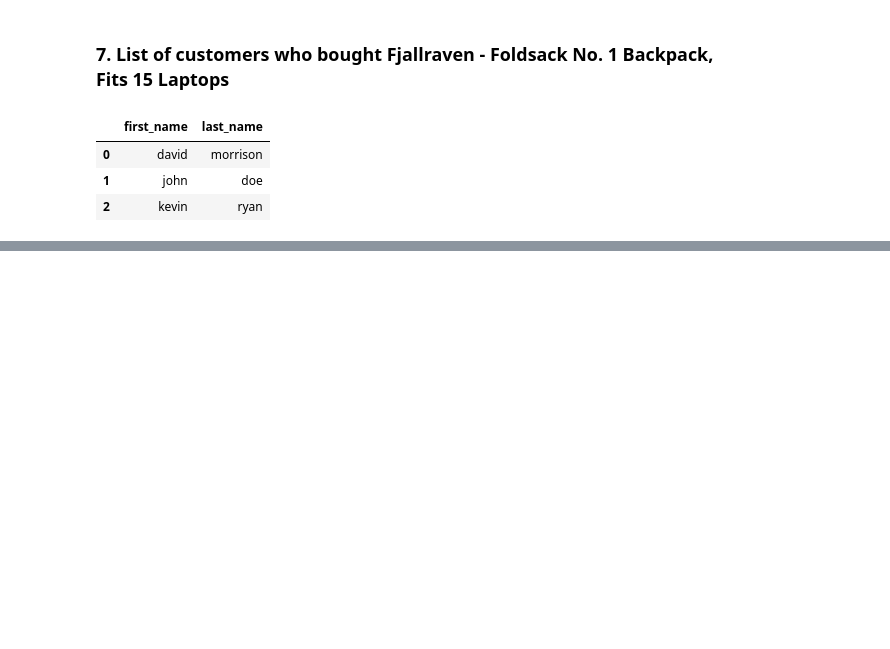
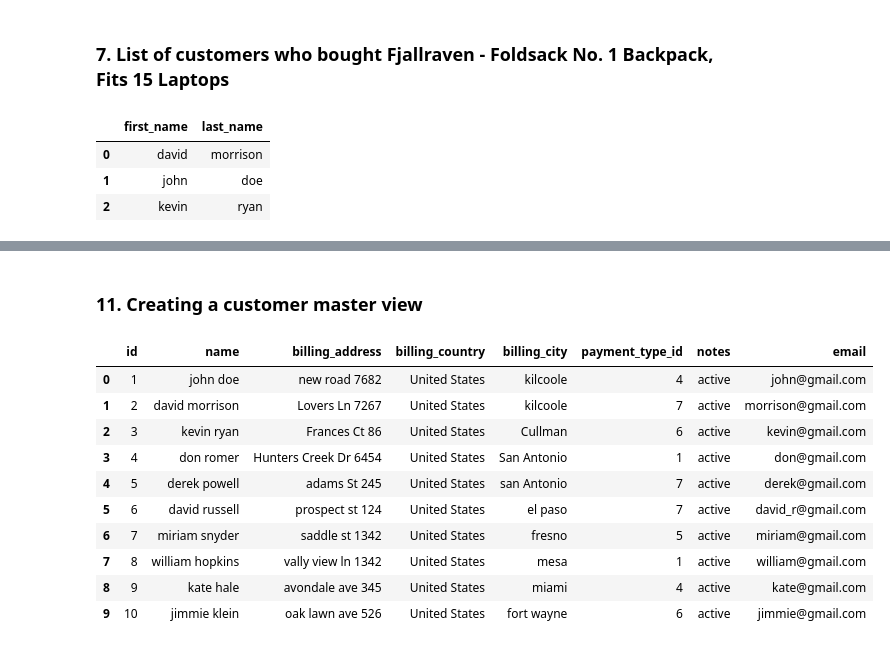
Before and after one commit to LiwaaAudi/database-design-project, a Jupyter notebook: queries.ipynb, the cells around one changed output, grey strips where cells are left out. Cells and saved outputs as stored; diff of their text form; code cells hidden in the pictures; blank space fills up the shorter version.

```diff
--- a/queries.ipynb
+++ b/queries.ipynb
@@ -120,0 +168,44 @@ psql.read(Q7)
+# %% [markdown]
+### 11. Creating a customer master view
+# %%
+Q11 = '''
+      create view customer_master as
+        select c.customer_id as id,
+            c.first_name || ' ' || c.last_name AS name,
+            b.billing_address,
+            b.billing_country,
+            b.billing_city,
+            b.payment_type_id,
+                case
+                    when c.active then 'active'
+                    else ''
+                end as notes,
+            c.email
+            from customers c
+                 inner join billing_address b on c.customer_id = b.customer_id;
+      '''
+psql.read('''select c.customer_id as id,
+                c.first_name || ' ' || c.last_name AS name,
+                b.billing_address,
+                b.billing_country,
+                b.billing_city,
+                b.payment_type_id,
+                    case
+                        when c.active then 'active'
+                        else ''
+                    end as notes,
+                c.email
+                from customers c
+                     inner join billing_address b on c.customer_id = b.customer_id;''')
+# %% [output]
+|  | id | name | billing_address | billing_country | billing_city | payment_type_id | notes | email |
+| 0 | 1 | john doe | new road 7682 | United States | kilcoole | 4 | active | john@gmail.com |
+| 1 | 2 | david morrison | Lovers Ln 7267 | United States | kilcoole | 7 | active | morrison@gmail.com |
+| 2 | 3 | kevin ryan | Frances Ct 86 | United States | Cullman | 6 | active | kevin@gmail.com |
+| 3 | 4 | don romer | Hunters Creek Dr 6454 | United States | San Antonio | 1 | active | don@gmail.com |
+| 4 | 5 | derek powell | adams St 245 | United States | san Antonio | 7 | active | derek@gmail.com |
+| 5 | 6 | david russell | prospect st 124 | United States | el paso | 7 | active | david_r@gmail.com |
+| 6 | 7 | miriam snyder | saddle st 1342 | United States | fresno | 5 | active | miriam@gmail.com |
+| 7 | 8 | william hopkins | vally view ln 1342 | United States | mesa | 1 | active | william@gmail.com |
+| 8 | 9 | kate hale | avondale ave 345 | United States | miami | 4 | active | kate@gmail.com |
+| 9 | 10 | jimmie klein | oak lawn ave 526 | United States | fort wayne | 6 | active | jimmie@gmail.com |
```
Also changed, not shown: parts of 13 cells of this notebook, 2 other files.
